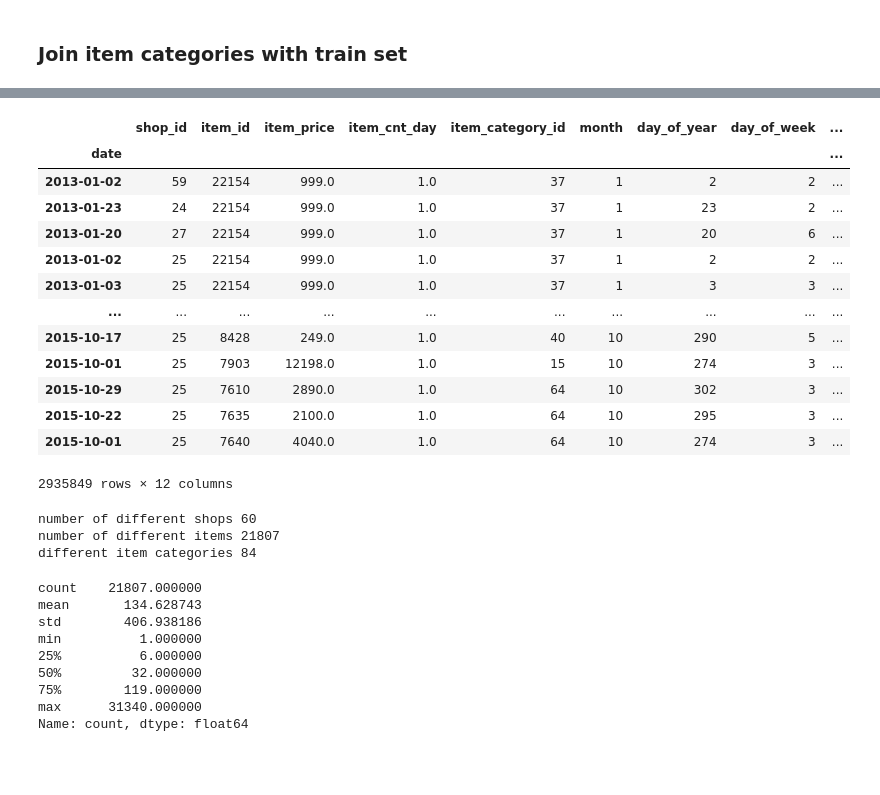
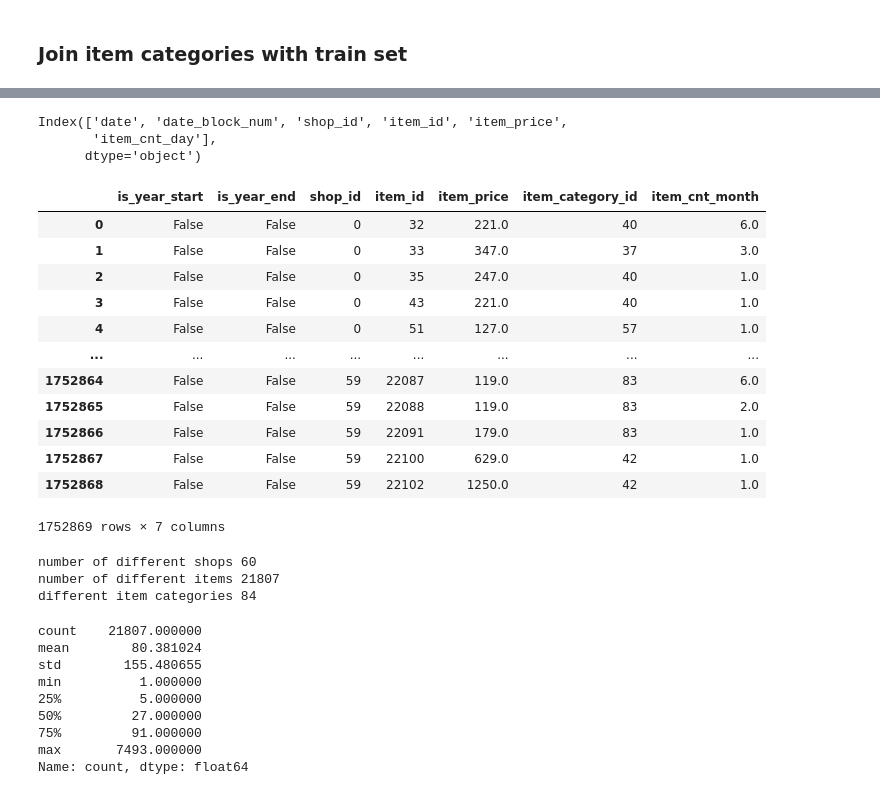
Before and after one commit to simoneMaggi/Experiments, a Jupyter notebook: PredictFutureSales/PredictFutureSales.ipynb, the cells around one changed output, grey strips where cells are left out. Drawn from its saved outputs; the diff is of its cells as text; code cells hidden in the pictures; blank space fills up the shorter version.

```diff
--- a/PredictFutureSales/PredictFutureSales.ipynb
+++ b/PredictFutureSales/PredictFutureSales.ipynb
@@ -126,34 +112,43 @@ Name: date, Length: 2935849, dtype: object
+# %%
+sales_train.columns
+# %% [output]
+Index(['date', 'date_block_num', 'shop_id', 'item_id', 'item_price',
+       'item_cnt_day'],
+      dtype='object')
 # %%
-features = ['date', 'shop_id', 'item_id', 'item_price', 'item_cnt_day']
-train_joined = (sales_train[features]
+# grouping for month
+features = ['shop_id', 'item_id', 'item_price', 'item_cnt_day']
+
+train_joined = (sales_train[features + ['date_block_num', 'date']]
                 .join(items[['item_id', 'item_category_id']],
                        on='item_id', how = 'inner', rsuffix='_other')
-                .drop(columns='item_id_other')
-            .assign(month = lambda x: x['date'].dt.month,
-                    day_of_year = lambda x:x['date'].dt.day_of_year,
-                    day_of_week = lambda x: x['date'].dt.day_of_week,
-                    is_month_end = lambda x:x['date'].dt.is_month_end,
-                    is_month_start = lambda x:x['date'].dt.is_month_start,
-                    is_year_start = lambda x:x['date'].dt.is_year_start,
-                    is_year_end = lambda x:x['date'].dt.is_year_end
-                    )
-            .set_index('date'))
+            .assign(
+                is_year_start = lambda x:x['date'].dt.is_year_start,
+                is_year_end = lambda x:x['date'].dt.is_year_end
+            )
+                .drop(columns=['item_id_other', 'date'])
+            .groupby(['date_block_num', 'is_year_start', 'is_year_end',
+                      'shop_id', 'item_id', 'item_price', 'item_category_id'])
+            .sum()
+            .reset_index()
+            .drop(columns=['date_block_num'])
+            .rename(columns={'item_cnt_day':'item_cnt_month'})
+)
 display(train_joined)
 # %% [output]
-|  | shop_id | item_id | item_price | item_cnt_day | item_category_id | month | day_of_year | day_of_week | ... |
-| date |  |  |  |  |  |  |  |  | ... |
-| 2013-01-02 | 59 | 22154 | 999.0 | 1.0 | 37 | 1 | 2 | 2 | ... |
-| 2013-01-23 | 24 | 22154 | 999.0 | 1.0 | 37 | 1 | 23 | 2 | ... |
-| 2013-01-20 | 27 | 22154 | 999.0 | 1.0 | 37 | 1 | 20 | 6 | ... |
-| 2013-01-02 | 25 | 22154 | 999.0 | 1.0 | 37 | 1 | 2 | 2 | ... |
-| 2013-01-03 | 25 | 22154 | 999.0 | 1.0 | 37 | 1 | 3 | 3 | ... |
-| ... | ... | ... | ... | ... | ... | ... | ... | ... | ... |
-| 2015-10-17 | 25 | 8428 | 249.0 | 1.0 | 40 | 10 | 290 | 5 | ... |
-| 2015-10-01 | 25 | 7903 | 12198.0 | 1.0 | 15 | 10 | 274 | 3 | ... |
-| 2015-10-29 | 25 | 7610 | 2890.0 | 1.0 | 64 | 10 | 302 | 3 | ... |
-| 2015-10-22 | 25 | 7635 | 2100.0 | 1.0 | 64 | 10 | 295 | 3 | ... |
-| 2015-10-01 | 25 | 7640 | 4040.0 | 1.0 | 64 | 10 | 274 | 3 | ... |
+|  | is_year_start | is_year_end | shop_id | item_id | item_price | item_category_id | item_cnt_month |
+| 0 | False | False | 0 | 32 | 221.0 | 40 | 6.0 |
+| 1 | False | False | 0 | 33 | 347.0 | 37 | 3.0 |
+| 2 | False | False | 0 | 35 | 247.0 | 40 | 1.0 |
+| 3 | False | False | 0 | 43 | 221.0 | 40 | 1.0 |
+| 4 | False | False | 0 | 51 | 127.0 | 57 | 1.0 |
+| ... | ... | ... | ... | ... | ... | ... | ... |
+| 1752864 | False | False | 59 | 22087 | 119.0 | 83 | 6.0 |
+| 1752865 | False | False | 59 | 22088 | 119.0 | 83 | 2.0 |
+| 1752866 | False | False | 59 | 22091 | 179.0 | 83 | 1.0 |
+| 1752867 | False | False | 59 | 22100 | 629.0 | 42 | 1.0 |
+| 1752868 | False | False | 59 | 22102 | 1250.0 | 42 | 1.0 |
-2935849 rows × 12 columns
+1752869 rows × 7 columns
 # %%
 print(f"number of different shops {train_joined['shop_id'].nunique()}")
 print(f"number of different items {train_joined['item_id'].nunique()}")
@@ -167,11 +162,11 @@ different item categories 84
 train_joined['item_id'].value_counts().describe()
 # %% [output]
 count    21807.000000
-mean       134.628743
-std        406.938186
+mean        80.381024
+std        155.480655
 min          1.000000
-25%          6.000000
-50%         32.000000
-75%        119.000000
-max      31340.000000
+25%          5.000000
+50%         27.000000
+75%         91.000000
+max       7493.000000
 Name: count, dtype: float64
```
Also changed, not shown: parts of 10 cells of this notebook, 1 other file.
